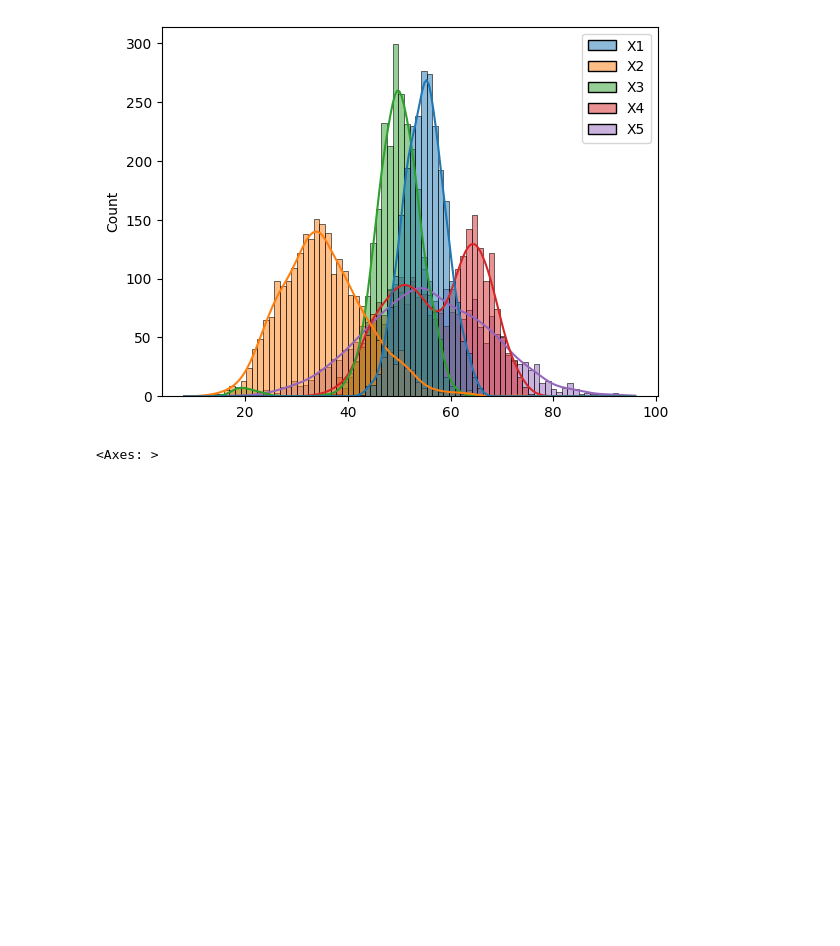
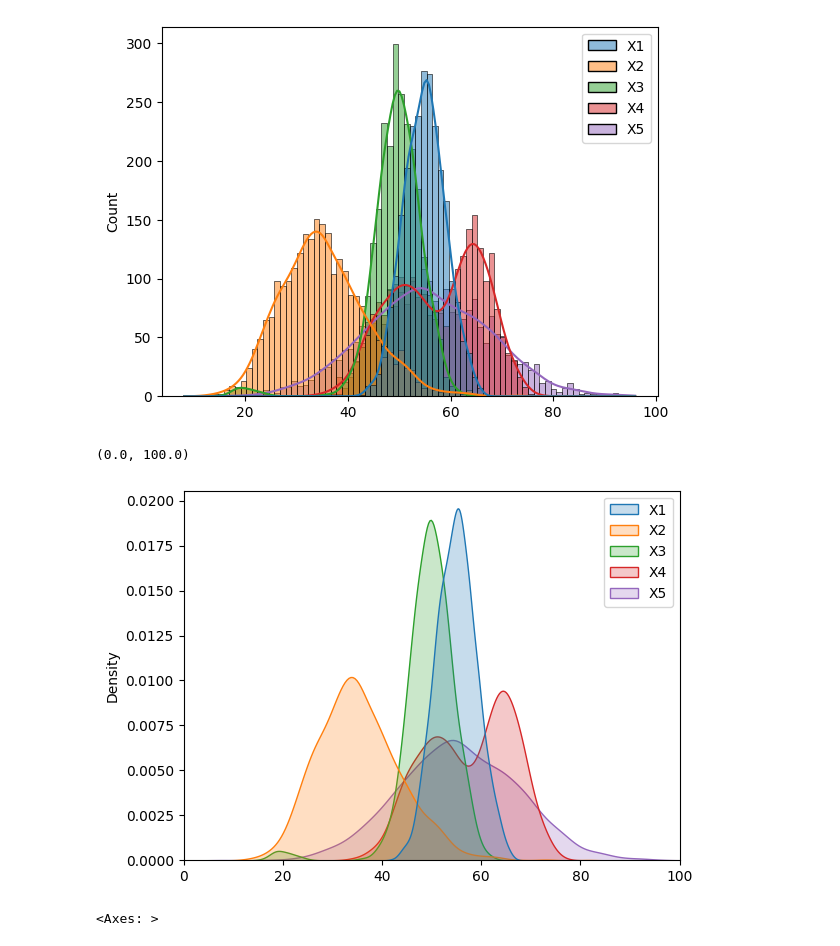
Before and after one commit to gabrielsoda/fundamentos-ciencia-datos, a Jupyter notebook: FCD_U5ej2.ipynb, the cells around one changed output. Saved outputs shown, nothing was run; the diff lists cells and outputs as text; code cells hidden in the pictures; blank space fills up the shorter version.

Commit message:
Se agregó al ejercicio 2 de la unidad 6, en el que están todas las transformaciones, una manera de graficar kde en el que solo vemos las densidades superpuestas, sin los histogramas de fondo.

```diff
--- a/FCD_U5ej2.ipynb
+++ b/FCD_U5ej2.ipynb
@@ -23,6 +23,12 @@ sns.histplot(data=df, kde=True)
 # %% [output]
 <Axes: ylabel='Count'>
 [figure]
+# %%
+sns.kdeplot(data=df, multiple = 'layer', fill = True)
+plt.xlim(0,100)
+# %% [output]
+(0.0, 100.0)
+[figure, added]
 # %%
 sns.boxplot(data=df)
 # %% [output]
```
Also changed, not shown: parts of 1 cell of this notebook.
